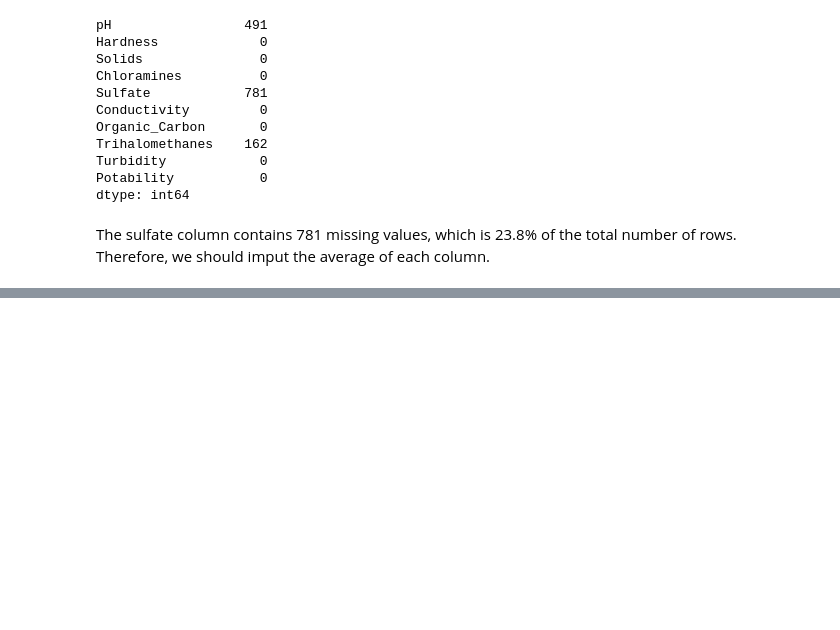
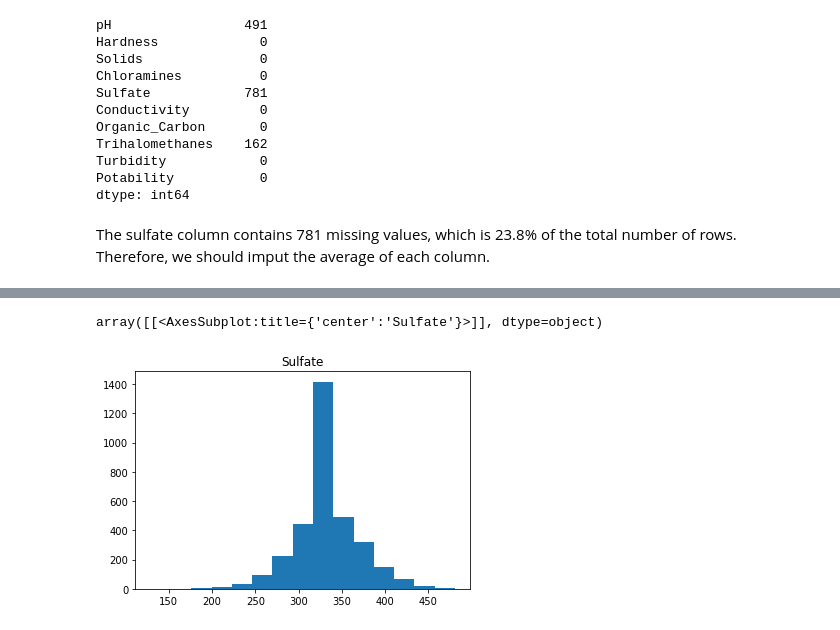
Before and after one commit to thomaspeavler/Water-Potability-Classifier, a Jupyter notebook: water-classifier.ipynb, the cells around one changed output, grey strips where cells are left out. Saved outputs shown, nothing was run; the diff lists cells and outputs as text; code cells hidden in the pictures; blank space fills up the shorter version.

```diff
--- a/water-classifier.ipynb
+++ b/water-classifier.ipynb
@@ -129,0 +138,6 @@ data.head()
+# %%
+# Look at distribution of Sulfate data
+data.hist(column='Sulfate', grid=False, bins=15)
+# %% [output]
+array([[<AxesSubplot:title={'center':'Sulfate'}>]], dtype=object)
+[figure, added]
```
Also changed, not shown: parts of 5 cells of this notebook.
